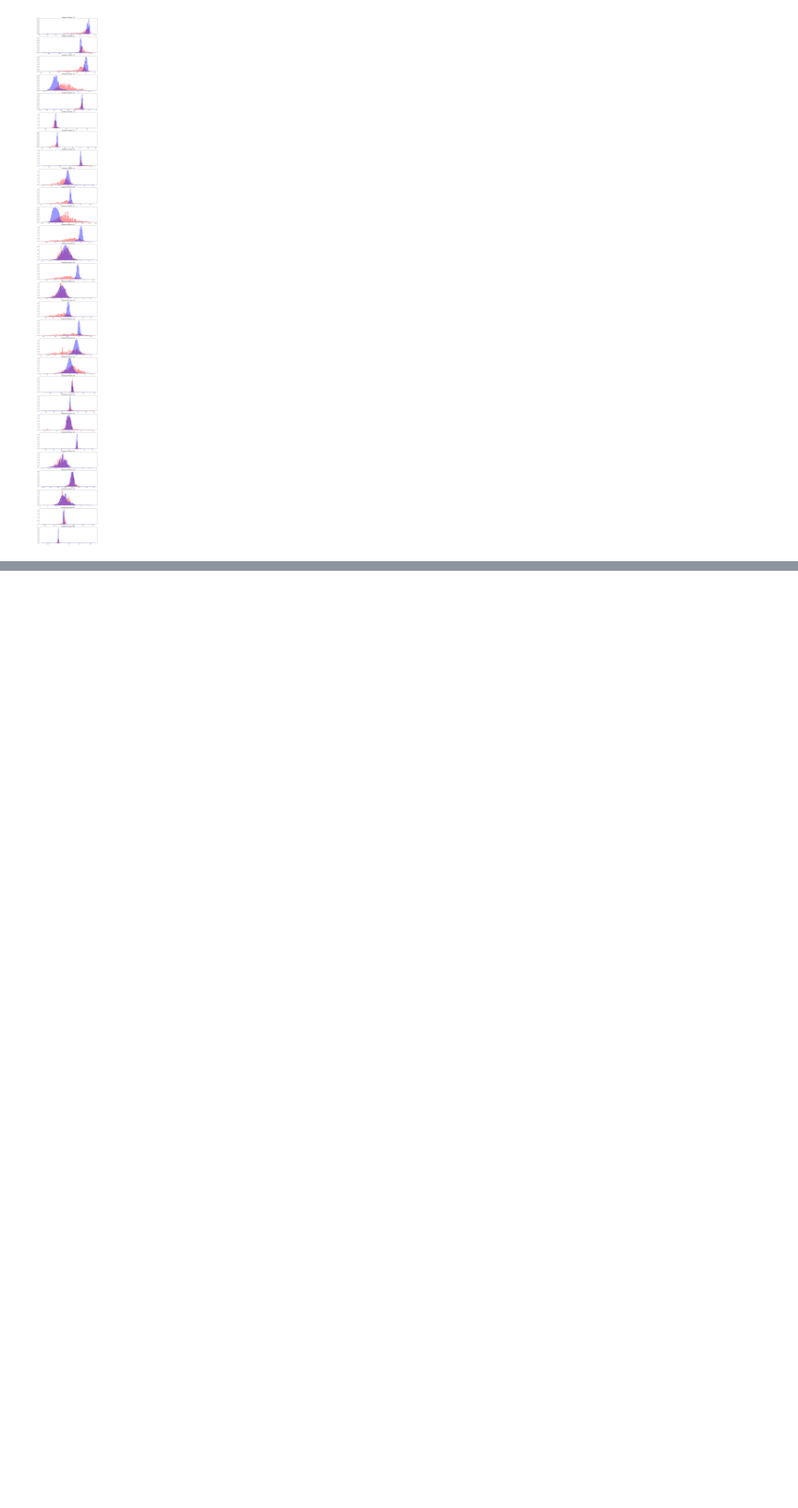
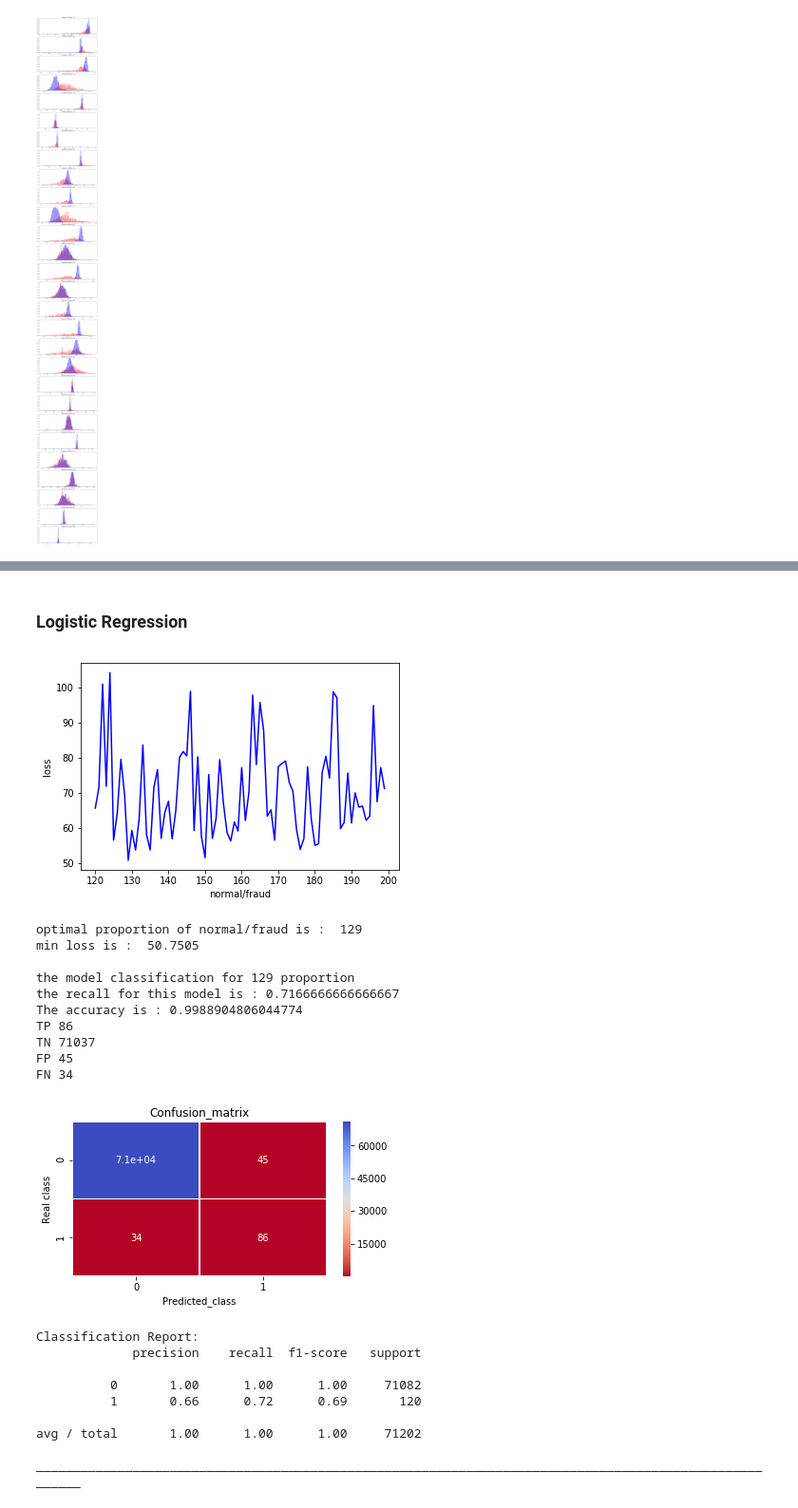
Before and after one commit to MarcusNEU/INFO7390_2018Spring, a Jupyter notebook: FinalProject/feature_engineering&prediction_algorithms.ipynb, the cells around one changed output, grey strips where cells are left out. Shown at 95% size. Saved outputs shown, nothing was run; the diff lists cells and outputs as text; code cells hidden in the pictures; blank space fills up the shorter version.

Commit message:
model selection finished

```diff
--- a/FinalProject/feature_engineering&prediction_algorithms.ipynb
+++ b/FinalProject/feature_engineering&prediction_algorithms.ipynb
@@ -688,0 +687,70 @@ As the table shows:
+# %%
+def custom_loss_fuction(model,features_train,features_test,labels_train,labels_test):
+    model.fit(features_train,labels_train.values.ravel())
+    pred = model.predict(features_test)
+    cm = confusion_matrix(labels_test,pred)
+    recall = cm[1,1] / (cm[1,1] + cm[1,0])
+    precision = cm[1,1] / (cm[1,1] + cm[0,1])
+    loss = (1 - precision) * 88.29 + (1 - recall) * 122.12
+    return loss
+# %% [markdown]
+### Logistic Regression
+# %%
+proportion = []
+loss = []
+for i in range(120,200):
+    undersample_data = undersample(normal_indices,fraud_indices,i)
+    X_undersample = undersample_data.iloc[:, undersample_data.columns != "Class"]
+    y_undersample = undersample_data.iloc[:, undersample_data.columns == "Class"]
+    X_undersample_train, X_undersample_test, y_undersample_train, y_undersample_test = train_test_split(X_undersample, y_undersample, random_state=0)
+    X = df.iloc[:, df.columns != "Class"]
+    y = df.iloc[:, df.columns == "Class"]
+    X_train, X_test, y_train, y_test = train_test_split(X, y, random_state=0)
+    lr = LogisticRegression(random_state=0)
+    loss.append(custom_loss_fuction(lr, X_undersample_train, X_test, y_undersample_train, y_test))
+    proportion.append(i)
+plt.plot(proportion, loss, '-b')
+plt.ylabel('loss')
+plt.xlabel('normal/fraud')
+plt.show()
+
+min_loss = np.min(loss)
+min_loss_index = loss.index(min_loss)
+optimal_proportion = proportion[min_loss_index]
+print "optimal proportion of normal/fraud is : ", optimal_proportion
+print "min loss is : ", min_loss
+undersample_data = undersample(normal_indices,fraud_indices,optimal_proportion)
+print ""
+print "the model classification for {} proportion".format(optimal_proportion)
+X_undersample = undersample_data.iloc[:, undersample_data.columns != "Class"]
+y_undersample = undersample_data.iloc[:, undersample_data.columns == "Class"]
+X_undersample_train, X_undersample_test, y_undersample_train, y_undersample_test = train_test_split(X_undersample, y_undersample, random_state=0)
+X = df.iloc[:, df.columns != "Class"]
+y = df.iloc[:, df.columns == "Class"]
+X_train, X_test, y_train, y_test = train_test_split(X, y, random_state=0)
+lr = LogisticRegression(random_state=0)
+prediction_algorithms(lr, X_undersample_train, X_test, y_undersample_train, y_test)
+print "________________________________________________________________________________________________________"
+print ""
+# %% [output]
+[figure, added]
+optimal proportion of normal/fraud is :  129
+min loss is :  50.7505
+
+the model classification for 129 proportion
+the recall for this model is : 0.7166666666666667
+The accuracy is : 0.9988904806044774
+TP 86
+TN 71037
+FP 45
+FN 34
+[figure, added]
+Classification Report:
+             precision    recall  f1-score   support
+
+          0       1.00      1.00      1.00     71082
+          1       0.66      0.72      0.69       120
+
+avg / total       1.00      1.00      1.00     71202
+
+________________________________________________________________________________________________________
```
Also changed, not shown: parts of 22 cells of this notebook, 3 other files.
